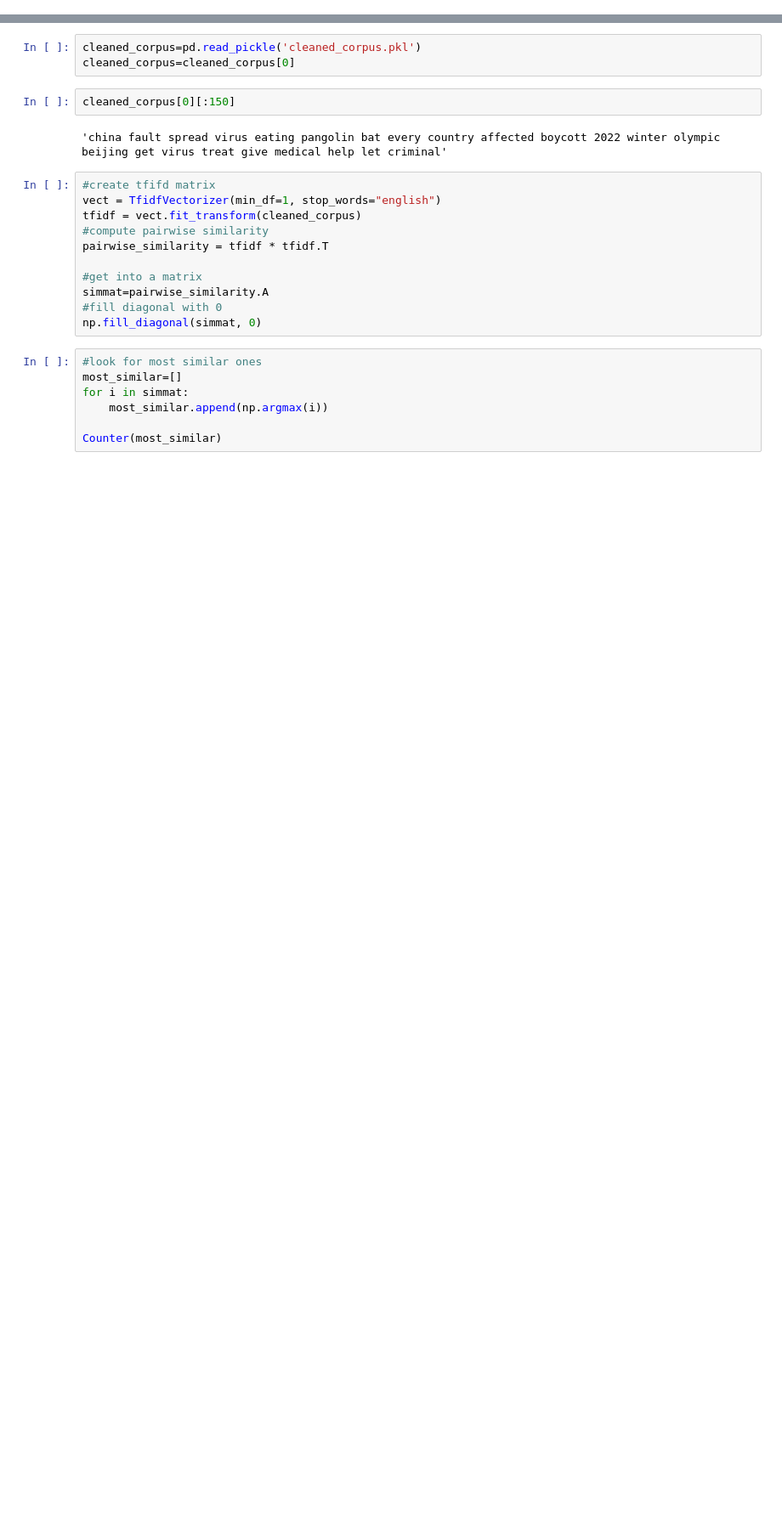
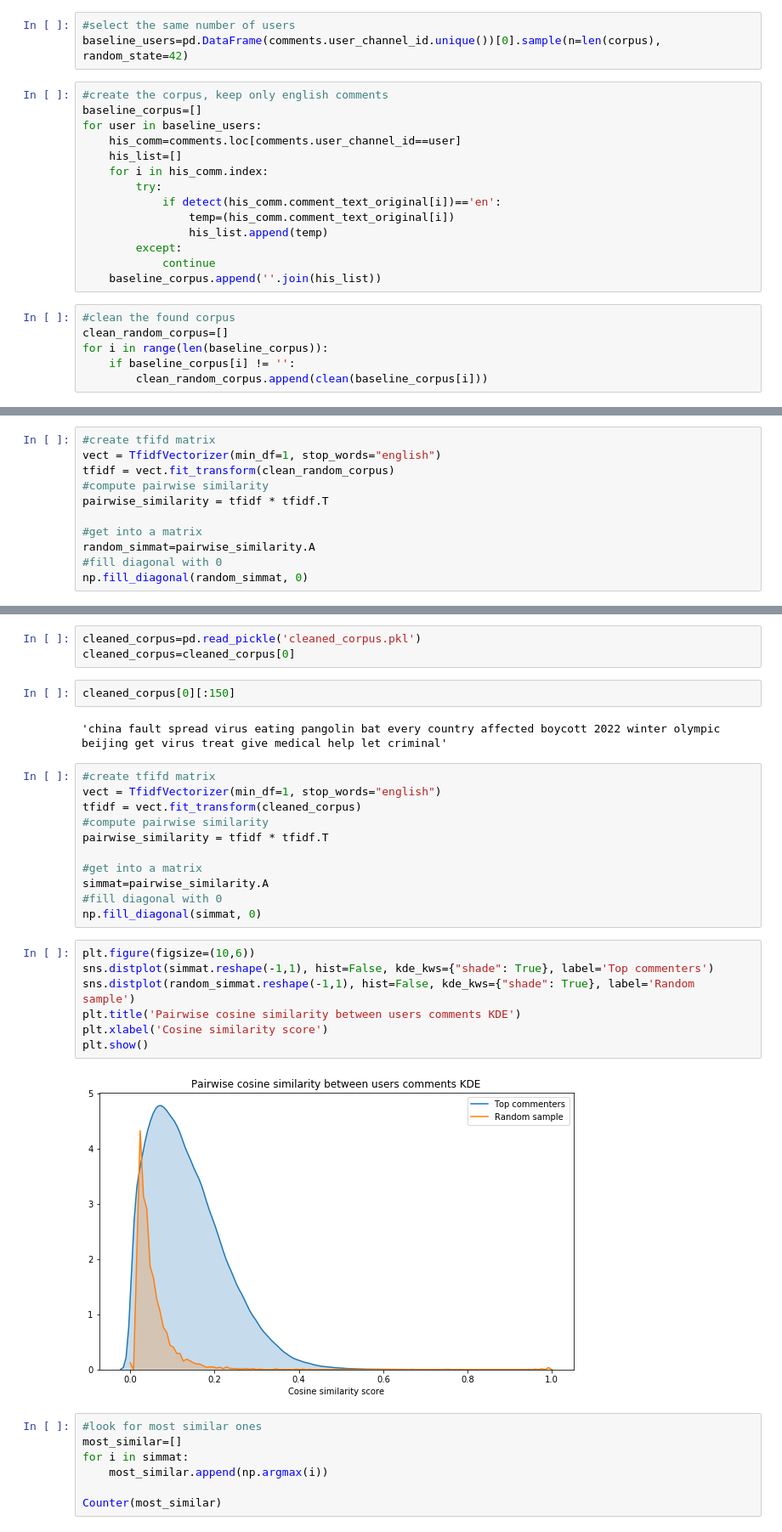
Before and after one commit to giulianosoced/YouTube-virus-NLP, a Jupyter notebook: Tesi_analisi.ipynb, the cells around one changed output, grey strips where cells are left out. Shown at 85% size. Saved outputs shown, nothing was run; the diff lists cells and outputs as text; blank space fills up the shorter version.

```diff
--- a/Tesi_analisi.ipynb
+++ b/Tesi_analisi.ipynb
@@ -206,0 +204,23 @@ for i in range(len(clean_read)):
+# %%
+#select the same number of users
+baseline_users=pd.DataFrame(comments.user_channel_id.unique())[0].sample(n=len(corpus), random_state=42)
+# %%
+#create the corpus, keep only english comments
+baseline_corpus=[]
+for user in baseline_users:
+    his_comm=comments.loc[comments.user_channel_id==user]
+    his_list=[]
+    for i in his_comm.index:
+        try:
+            if detect(his_comm.comment_text_original[i])=='en':
+                temp=(his_comm.comment_text_original[i])
+                his_list.append(temp)
+        except:
+            continue
+    baseline_corpus.append(''.join(his_list))
+# %%
+#clean the found corpus
+clean_random_corpus=[]
+for i in range(len(baseline_corpus)):
+    if baseline_corpus[i] != '':
+        clean_random_corpus.append(clean(baseline_corpus[i]))
@@ -207,2 +234,13 @@ for i in range(len(clean_read)):
+# %%
+#create tfifd matrix
+vect = TfidfVectorizer(min_df=1, stop_words="english")
+tfidf = vect.fit_transform(clean_random_corpus)
+#compute pairwise similarity
+pairwise_similarity = tfidf * tfidf.T
+
+#get into a matrix
+random_simmat=pairwise_similarity.A
+#fill diagonal with 0
+np.fill_diagonal(random_simmat, 0)
 # %% [markdown]
 ## Open cleaned corpus
@@ -224,6 +267,15 @@ pairwise_similarity = tfidf * tfidf.T
 simmat=pairwise_similarity.A
 #fill diagonal with 0
 np.fill_diagonal(simmat, 0)
+# %%
+plt.figure(figsize=(10,6))
+sns.distplot(simmat.reshape(-1,1), hist=False, kde_kws={"shade": True}, label='Top commenters')
+sns.distplot(random_simmat.reshape(-1,1), hist=False, kde_kws={"shade": True}, label='Random sample')
+plt.title('Pairwise cosine similarity between users comments KDE')
+plt.xlabel('Cosine similarity score')
+plt.show()
+# %% [output]
+[figure, added]
 # %%
 #look for most similar ones
 most_similar=[]
```
Also changed, not shown: parts of 24 cells of this notebook, 1 other file.
